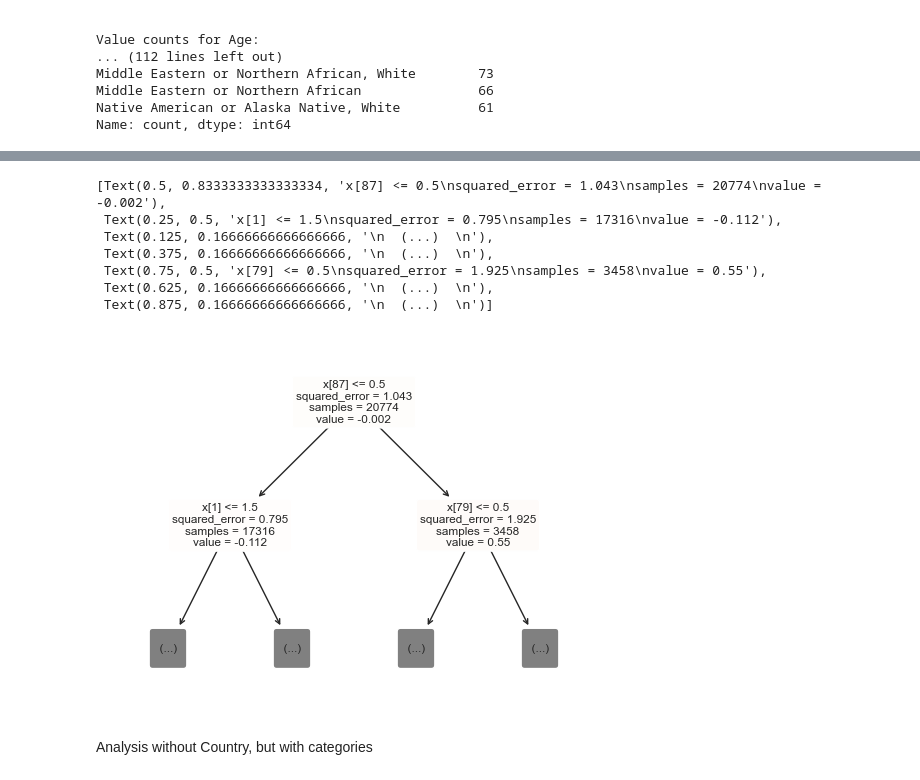
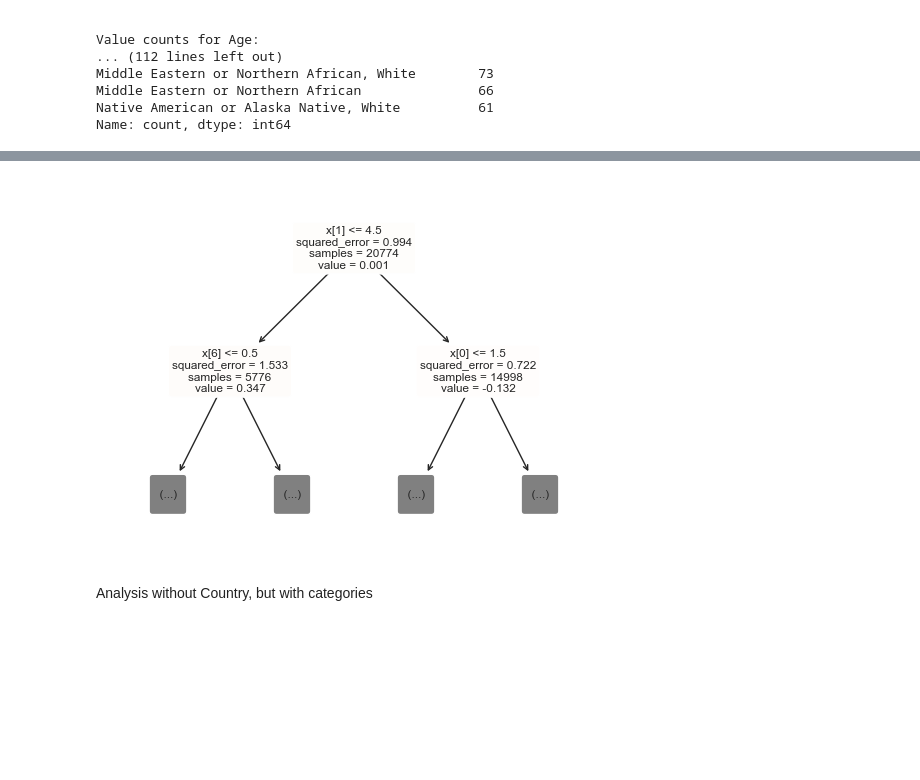
Before and after one commit to RVJIM/Machine-Learning_Salary, a Jupyter notebook: main.ipynb, the cells around one changed output, grey strips where cells are left out. Cells and saved outputs as stored; diff of their text form; code cells hidden in the pictures; blank space fills up the shorter version.

```diff
--- a/main.ipynb
+++ b/main.ipynb
@@ -268,11 +283,21 @@ Name: count, dtype: int64
 # %%
+import os
 from sklearn.preprocessing import StandardScaler
 from sklearn.model_selection import train_test_split
+from sklearn.preprocessing import OrdinalEncoder
+from sklearn.decomposition import PCA
+
+df.to_excel('clean.xlsx')
 
 X = df.drop(['Salary'], axis=1)
 df["Standard_sal"] = StandardScaler().fit_transform(df[['Salary']])
 y = df['Standard_sal']
 
-X_train, X_test, y_train, y_test = train_test_split(X, y, train_size=0.8, random_state=123)
-X_train.shape, y_train.shape,X_test.shape, y_test.shape
+enc = OrdinalEncoder()
+
+X_transformed = enc.fit_transform(X)
+
+X_train, X_test, y_train, y_test = train_test_split(X_transformed, y, train_size=0.8, random_state=5)
+
+X_train.shape, X_test.shape, y_train.shape
 # %% [output]
@@ -309,7 +305,7 @@ Category Mapping: {'Age': <1x167 sparse matrix of type '<class 'numpy.float64'>'
 # %%
-import time
+import time, math
 from sklearn.linear_model import Ridge, Lasso, LinearRegression
-from sklearn.ensemble import RandomForestRegressor
+from sklearn.ensemble import RandomForestRegressor, GradientBoostingRegressor
 from sklearn.metrics import mean_squared_error, mean_absolute_error, r2_score
 from sklearn.tree import DecisionTreeRegressor, plot_tree
 
@@ -319,7 +315,8 @@ def models(X_train, X_test, y_train, y_test, name_decision_tree):
         'Ridge': Ridge(),
         'Lasso': Lasso(),
         'RandomForestRegressor': RandomForestRegressor(),
-        'DecisionTreeRegressor': DecisionTreeRegressor()
+        'DecisionTreeRegressor': DecisionTreeRegressor(),
+        'GradientBoostingRegressor' : GradientBoostingRegressor()
     }
 
     columns = ['Model', 'Run Time (minutes)', 'MSE', 'MAE', 'R2']
@@ -330,16 +327,16 @@ def models(X_train, X_test, y_train, y_test, name_decision_tree):
 
         model.fit(X_train, y_train)
         y_train_pred = model.predict(X_train)
-        y_test_pred = model.predict(X_test)
+        #y_test_pred = model.predict(X_test)
 
-        train_mse = mean_squared_error(y_train, y_train_pred)
-        test_mse = mean_squared_error(y_test, y_test_pred)
+        train_mse = math.sqrt(mean_squared_error(y_train, y_train_pred))
+        #test_mse = mean_squared_error(y_test, y_test_pred)
 
         train_mae = mean_absolute_error(y_train, y_train_pred)
-        test_mae = mean_absolute_error(y_test, y_test_pred)
+        #test_mae = mean_absolute_error(y_test, y_test_pred)
 
         r_squared_train = r2_score(y_train, y_train_pred)
-        r_squared_test = r2_score(y_test, y_test_pred)
+        #r_squared_test = r2_score(y_test, y_test_pred)
 
         row = {'Model': model_name,
            'Run Time (minutes)': round((time.time() - start_time) / 60, 6),
@@ -351,26 +348,15 @@ def models(X_train, X_test, y_train, y_test, name_decision_tree):
         df_models = pd.concat([df_models, pd.DataFrame([row])], ignore_index=True)
 
         if model_name == 'DecisionTreeRegressor':
-            df_train = pd.DataFrame(X_train_transformed.toarray())
+            plot_tree(model, filled=True, feature_names=X_train.columns if hasattr(X_train, 'columns') else None, rounded=True, max_depth=1)
+            os.makedirs('DecisioneTree', exist_ok=True)
+            plt.savefig(os.path.join('DecisioneTree', f'{name_decision_tree}.png'))
 
-            a = plot_tree(model, filled=True, feature_names=X_train.columns if hasattr(X_train, 'columns') else None, rounded=True, max_depth=1)
-            #plt.savefig("decision_tree.png")
-            #plt.show()
-
-    return a, df_models
+    return df_models
 # %%
-
-a, df_models_main = models(X_train_transformed, X_test_transformed, y_train, y_test, 'Main')
-a
+df_models_main = models(X_train, X_test, y_train, y_test, 'Main')
 # %% [output]
-[Text(0.5, 0.8333333333333334, 'x[87] <= 0.5\nsquared_error = 1.043\nsamples = 20774\nvalue = -0.002'),
- Text(0.25, 0.5, 'x[1] <= 1.5\nsquared_error = 0.795\nsamples = 17316\nvalue = -0.112'),
- Text(0.125, 0.16666666666666666, '\n  (...)  \n'),
- Text(0.375, 0.16666666666666666, '\n  (...)  \n'),
- Text(0.75, 0.5, 'x[79] <= 0.5\nsquared_error = 1.925\nsamples = 3458\nvalue = 0.55'),
- Text(0.625, 0.16666666666666666, '\n  (...)  \n'),
- Text(0.875, 0.16666666666666666, '\n  (...)  \n')]
-[figure, old version]
+[figure, new version]
 # %% [markdown]
 Analysis without Country, but with categories
 # %%
```
Also changed, not shown: parts of 18 cells of this notebook, 9 other files.
